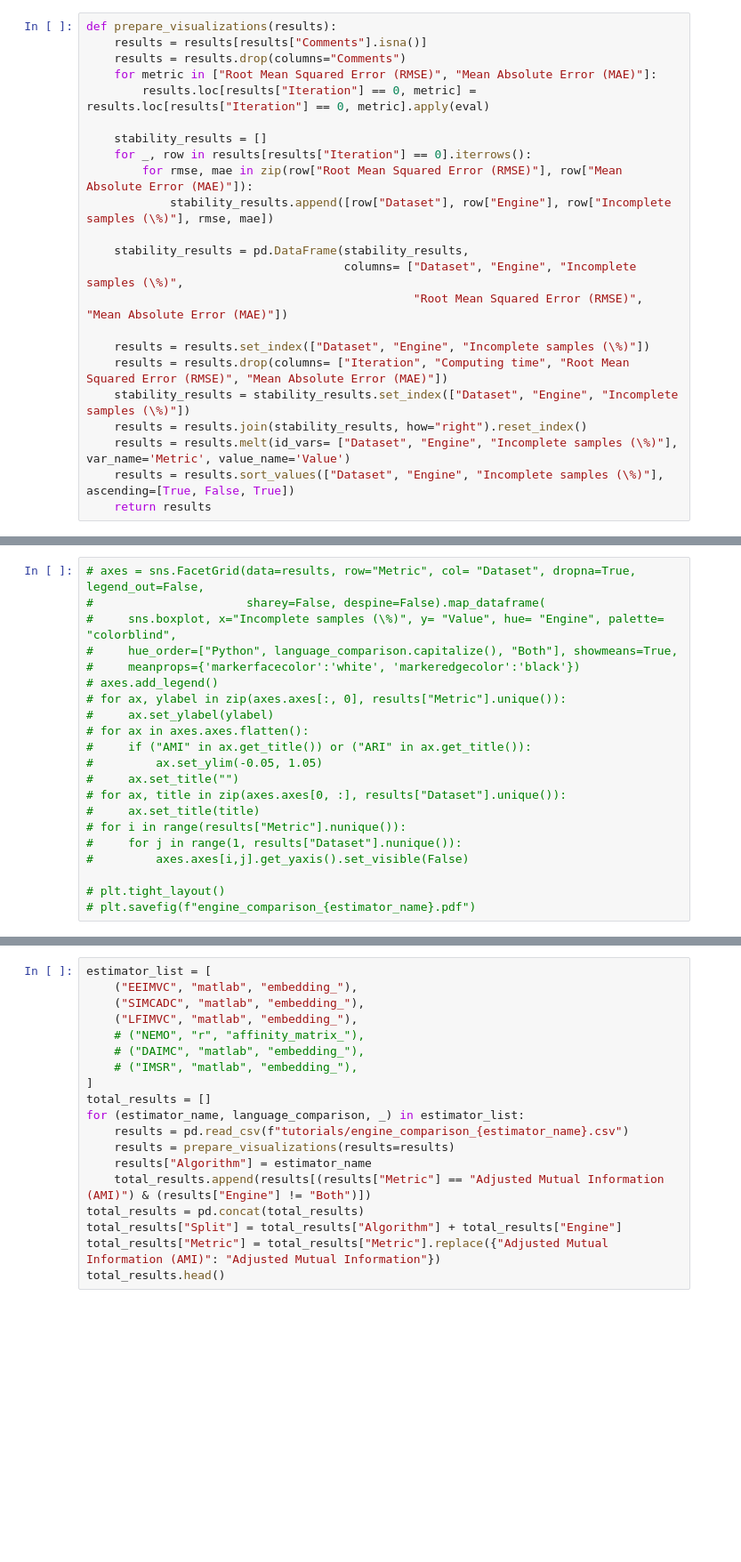
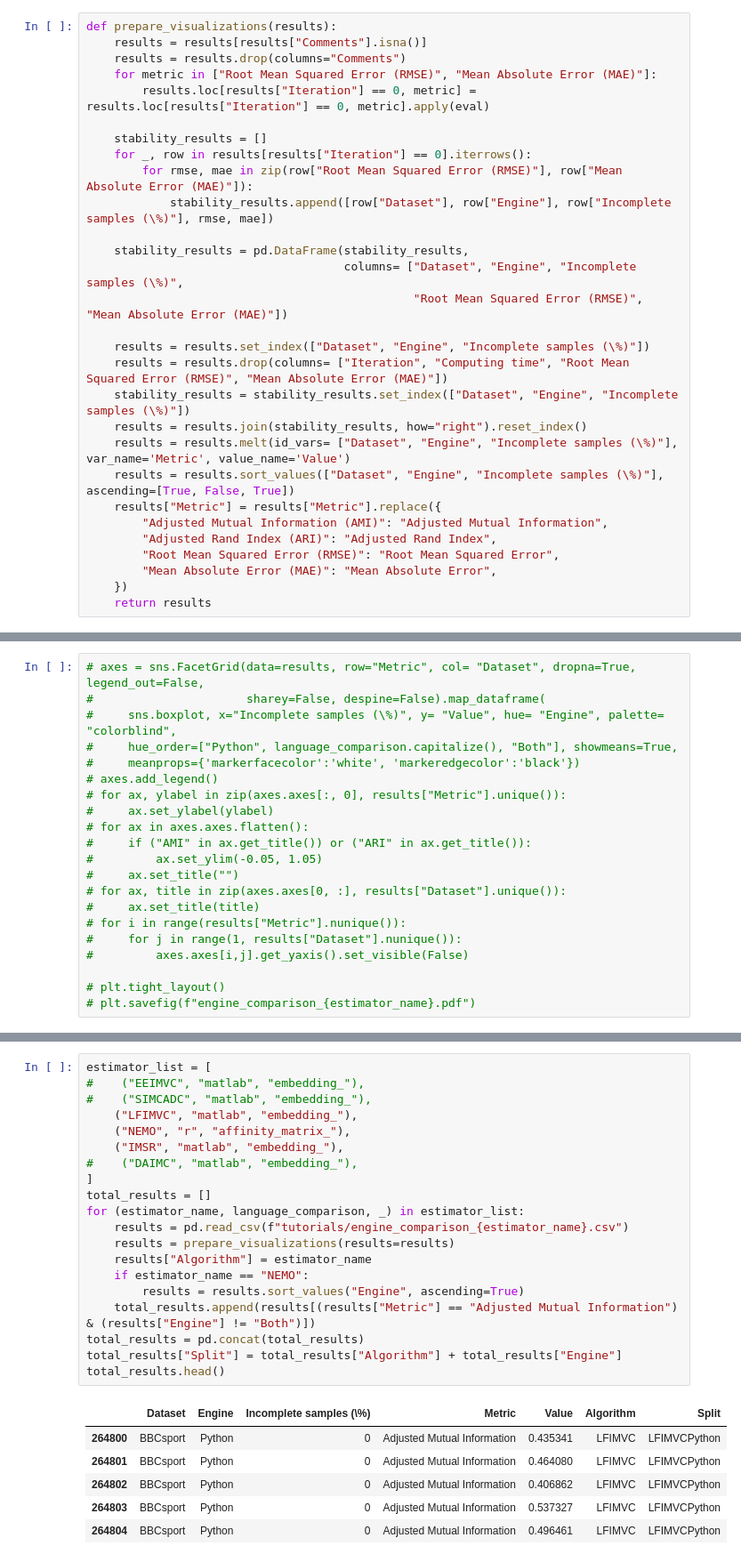
Before and after one commit to RafRomB/imml, a Jupyter notebook: tutorials/engine_comparison.ipynb, the cells around one changed output, grey strips where cells are left out. Shown at 89% size. Drawn from its saved outputs; the diff is of its cells as text; blank space fills up the shorter version.

```diff
--- a/tutorials/engine_comparison.ipynb
+++ b/tutorials/engine_comparison.ipynb
@@ -168,6 +170,12 @@ def prepare_visualizations(results):
     results = results.join(stability_results, how="right").reset_index()
     results = results.melt(id_vars= ["Dataset", "Engine", "Incomplete samples (\%)"], var_name='Metric', value_name='Value')
     results = results.sort_values(["Dataset", "Engine", "Incomplete samples (\%)"], ascending=[True, False, True])
+    results["Metric"] = results["Metric"].replace({
+        "Adjusted Mutual Information (AMI)": "Adjusted Mutual Information",
+        "Adjusted Rand Index (ARI)": "Adjusted Rand Index",
+        "Root Mean Squared Error (RMSE)": "Root Mean Squared Error",
+        "Mean Absolute Error (MAE)": "Mean Absolute Error",
+    })
     return results
 # %%
 estimator_list = [
@@ -264,22 +323,30 @@ plt.savefig(f"engine_comparison_{estimator_name}.pdf")
 # %%
 estimator_list = [
-    ("EEIMVC", "matlab", "embedding_"),
-    ("SIMCADC", "matlab", "embedding_"),
+#    ("EEIMVC", "matlab", "embedding_"),
+#    ("SIMCADC", "matlab", "embedding_"),
     ("LFIMVC", "matlab", "embedding_"),
-    # ("NEMO", "r", "affinity_matrix_"),
-    # ("DAIMC", "matlab", "embedding_"),
-    # ("IMSR", "matlab", "embedding_"),
+    ("NEMO", "r", "affinity_matrix_"),
+    ("IMSR", "matlab", "embedding_"),
+#    ("DAIMC", "matlab", "embedding_"),
 ]
 total_results = []
 for (estimator_name, language_comparison, _) in estimator_list:
     results = pd.read_csv(f"tutorials/engine_comparison_{estimator_name}.csv")
     results = prepare_visualizations(results=results)
     results["Algorithm"] = estimator_name
-    total_results.append(results[(results["Metric"] == "Adjusted Mutual Information (AMI)") & (results["Engine"] != "Both")])
+    if estimator_name == "NEMO":
+        results = results.sort_values("Engine", ascending=True)
+    total_results.append(results[(results["Metric"] == "Adjusted Mutual Information") & (results["Engine"] != "Both")])
 total_results = pd.concat(total_results)
 total_results["Split"] = total_results["Algorithm"] + total_results["Engine"]
-total_results["Metric"] = total_results["Metric"].replace({"Adjusted Mutual Information (AMI)": "Adjusted Mutual Information"})
 total_results.head()
+# %% [output]
+|  | Dataset | Engine | Incomplete samples (\%) | Metric | Value | Algorithm | Split |
+| 264800 | BBCsport | Python | 0 | Adjusted Mutual Information | 0.435341 | LFIMVC | LFIMVCPython |
+| 264801 | BBCsport | Python | 0 | Adjusted Mutual Information | 0.464080 | LFIMVC | LFIMVCPython |
+| 264802 | BBCsport | Python | 0 | Adjusted Mutual Information | 0.406862 | LFIMVC | LFIMVCPython |
+| 264803 | BBCsport | Python | 0 | Adjusted Mutual Information | 0.537327 | LFIMVC | LFIMVCPython |
+| 264804 | BBCsport | Python | 0 | Adjusted Mutual Information | 0.496461 | LFIMVC | LFIMVCPython |
 # %%
 colorblind_palette = sns.color_palette("colorblind")
 n_estimators = total_results["Algorithm"].unique()
```
Also changed, not shown: parts of 11 cells of this notebook.
